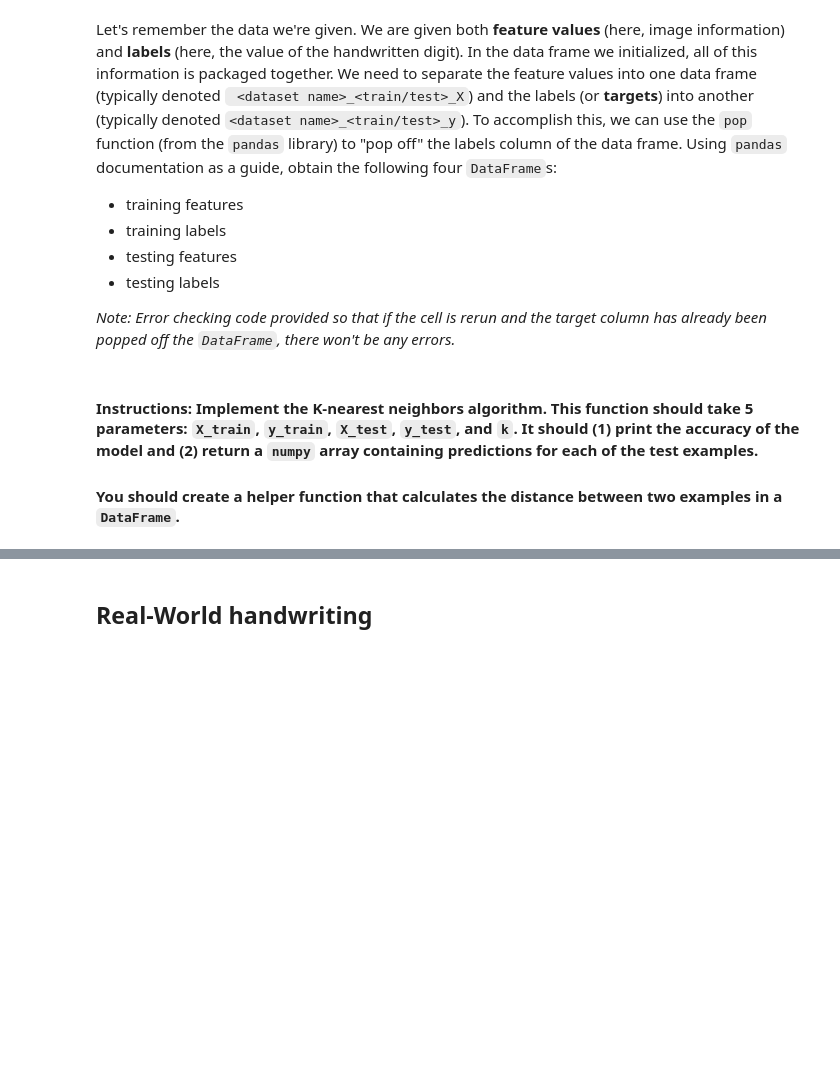
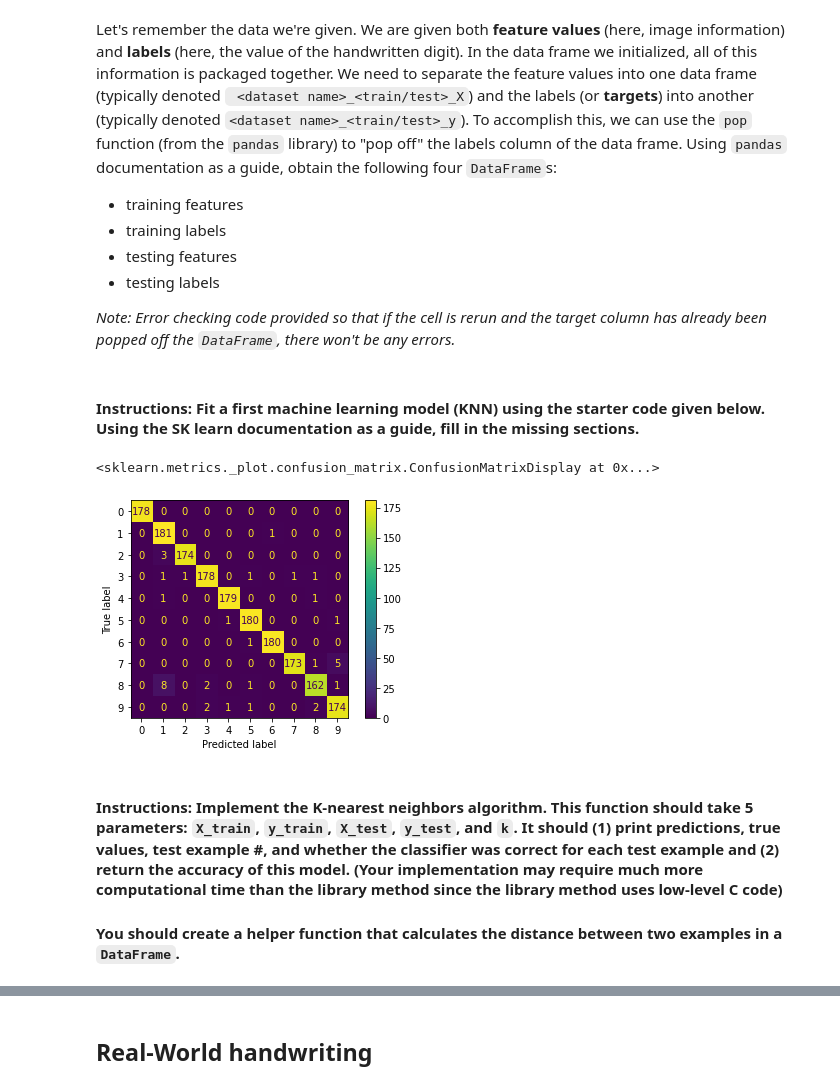
Before and after one commit to Ben-Drucker/Student-ML-Codebook, a Jupyter notebook: code/main.ipynb, the cells around one changed output, grey strips where cells are left out. Saved outputs shown, nothing was run; the diff lists cells and outputs as text; code cells hidden in the pictures; blank space fills up the shorter version.

```diff
--- a/code/main.ipynb
+++ b/code/main.ipynb
@@ -88,8 +89,28 @@ try:
     digits_test_X = digits_test
 except KeyError as e:
     print("Note: Key Error Exception thrown---the key %s may not exist." %(e))
+# %% [markdown]
+#### Instructions: Fit a first machine learning model (KNN) using the starter code given below. Using the SK learn documentation as a guide, fill in the missing sections.
+# %%
+knn_classifier = neighbors.KNeighborsClassifier(n_neighbors = 5, algorithm = 'brute') # Creating a KNN classifier object
+
+# Fit the KNN classifier with the TRAINING DATA here
+knn_classifier.fit(digits_train_X, digits_train_y)
+
+# Score (using the default metric of accuracy) the KNN classifier here USING TEST DATA
+knn_classifier.score(digits_test_X, digits_test_y)
+
+# Obtain a list of predictions here
+predictions = knn_classifier.predict(digits_test_X)
+true_values = digits_test_y
+
+# Uncomment the following line to see a confusion matrix for the data.
+metrics.ConfusionMatrixDisplay(metrics.confusion_matrix(true_values, predictions)).plot()
+# %% [output]
+<sklearn.metrics._plot.confusion_matrix.ConfusionMatrixDisplay at 0x...>
+[figure, added]
 # %% [markdown]
-#### Instructions: Implement the K-nearest neighbors algorithm. This function should take 5 parameters: `X_train`, `y_train`, `X_test`, `y_test`, and `k`. It should (1) print the accuracy of the model and (2) return a `numpy` array containing predictions for each of the test examples. <!--It should run in $O(m\cdot n\cdot k\log(k))$ time, where $n$ is the length of `X_test` and $m$ is the length of `X_train`. (Note that since, typically, $k$ is regarded as a small constant with $k \ll n$, the runtime is essentially $O(n)$.)-->
+#### Instructions: Implement the K-nearest neighbors algorithm. This function should take 5 parameters: `X_train`, `y_train`, `X_test`, `y_test`, and `k`. It should (1) print predictions, true values, test example #, and whether the classifier was correct for each test example and (2) return the accuracy of this model. (Your implementation may require much more computational time than the library method since the library method uses low-level C code) <!--It should run in $O(m\cdot n\cdot k\log(k))$ time, where $n$ is the length of `X_test` and $m$ is the length of `X_train`. (Note that since, typically, $k$ is regarded as a small constant with $k \ll n$, the runtime is essentially $O(n)$.)-->
 
 #### You should create a helper function that calculates the distance between two examples in a `DataFrame`.
 # %%
```
Also changed, not shown: parts of 3 cells of this notebook.
